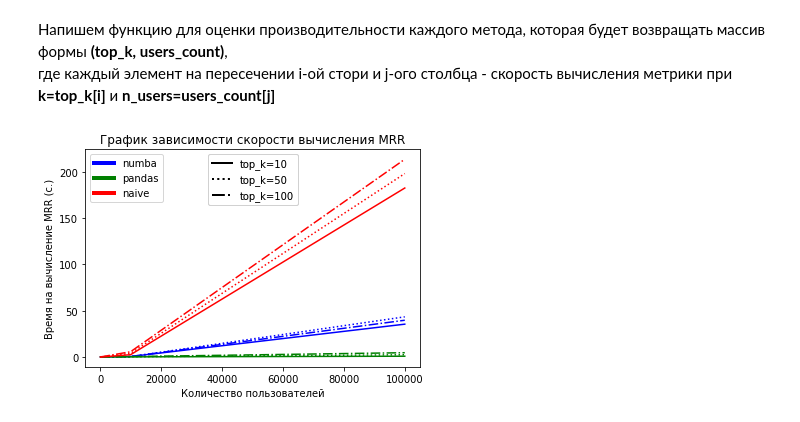
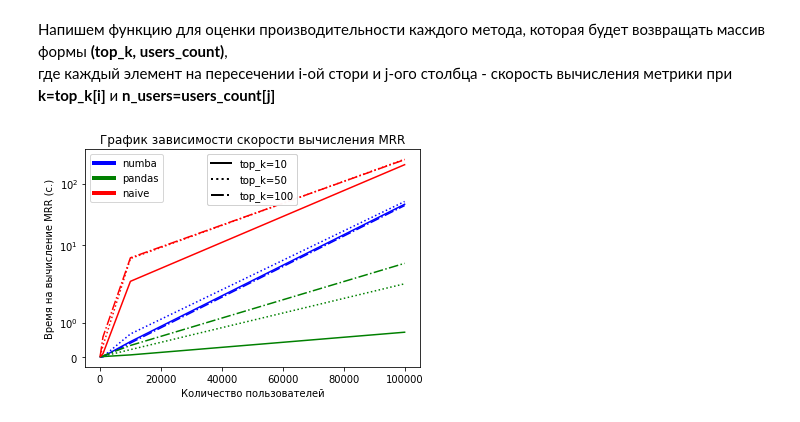
Before and after one commit to feldlime/RecoServiceTemplate, a Jupyter notebook: notebooks/hw2.ipynb, the cells around one changed output. Drawn from its saved outputs; the diff is of its cells as text; code cells hidden in the pictures.

```diff
--- a/notebooks/hw2.ipynb
+++ b/notebooks/hw2.ipynb
@@ -97,11 +97,16 @@ class UsersKFoldPOut():
 
             yield train_mask, test_mask
 # %%
-cv = UsersKFoldPOut(n_folds=3, p=1)
+p = 5
+n_folds = 3
+cv = UsersKFoldPOut(n_folds=n_folds, p=p)
 
 for i, (train_mask, test_mask) in enumerate(cv.split(df)):
     train = df[train_mask]
     test = df[test_mask]
+    joint_users = np.intersect1d(train.index, test.index)
+    assert len(joint_users) == 0
+    test_tracks_per_user_count = test.groupby(Columns.User)[Columns.Item].count()
+    assert (test_tracks_per_user_count <= p).all()
     print(f'Fold#{i} | Train: {train.shape[0]}, Test: {test.shape[0]}')
-    print(test.head())
 # %% [output]
@@ -326,17 +343,16 @@ target_subsample = interactions_subsample.values
   - top_k
 # %%
 def mean_reciprocal_rank_naive(target, users, recs, k):
-    users_scores = []
+    users_scores = 0
     for i, user in enumerate(users):
         score = 0
-        user_recs = recs[i]
         user_target = target[target[:, 0] == user][:, 1]
-        for j in range(k):
-            if user_recs[j] in user_target:
-                score = 1 / (j + 1)
+        for j, rec in enumerate(recs[i][:k], start=1):
+            if rec in user_target:
+                score = 1 / j
                 break
-        users_scores.append(score)
-    return sum(users_scores) / len(users_scores)
+        users_scores += score
+    return users_scores / len(users)
 # %%
 mrr_naive = mean_reciprocal_rank_naive(target_subsample, users_subsample, recs_subsample, k=top_k)
 mrr_naive
@@ -345,7 +361,7 @@ mrr_naive
 # %%
 @numba.njit(cache=True, parallel=True)
 def mean_reciprocal_rank_numba(target, users, recs, k):
-    users_scores = np.zeros(len(users))
+    users_scores = 0
     for i in numba.prange(len(users)):
         score = 0
         user_recs = recs[i]
@@ -354,8 +370,8 @@ def mean_reciprocal_rank_numba(target, users, recs, k):
             if user_recs[j] in user_target:
                 score = 1 / (j + 1)
                 break
-        users_scores[i] = score
-    return users_scores.mean()
+        users_scores += score
+    return users_scores / len(users)
 # %%
 mrr_numba = mean_reciprocal_rank_numba(target_subsample, users_subsample, recs_subsample, k=top_k)
 mrr_naive
@@ -412,15 +428,16 @@ total_mrr_durations = [numba_mrr_durations, pandas_mrr_durations, naive_mrr_dura
 # %%
 fig, ax = plt.subplots()
 for i, method_durations in enumerate(total_mrr_durations):
     for j, top_k_durations in enumerate(method_durations):
         ax.plot(users_count, top_k_durations, linestyle=linestyles[j], color=colors[i])
 color_legend = ax.legend(handles=color_lines, labels=['numba', 'pandas', 'naive'], loc='upper left')
 style_legend = ax.legend(handles=style_lines, labels=[f"top_k={k}" for k in top_k], loc='upper center')
 ax.add_artist(color_legend)
 ax.add_artist(style_legend)
 ax.set_title("График зависимости скорости вычисления MRR")
 ax.set_xlabel("Количество пользователей")
 ax.set_ylabel("Время на вычисление MRR (с.)")
+ax.set_yscale("symlog")
 plt.show()
 # %% [output]
-[figure, old version]
+[figure, new version]
```
Also changed, not shown: parts of 7 cells of this notebook.
